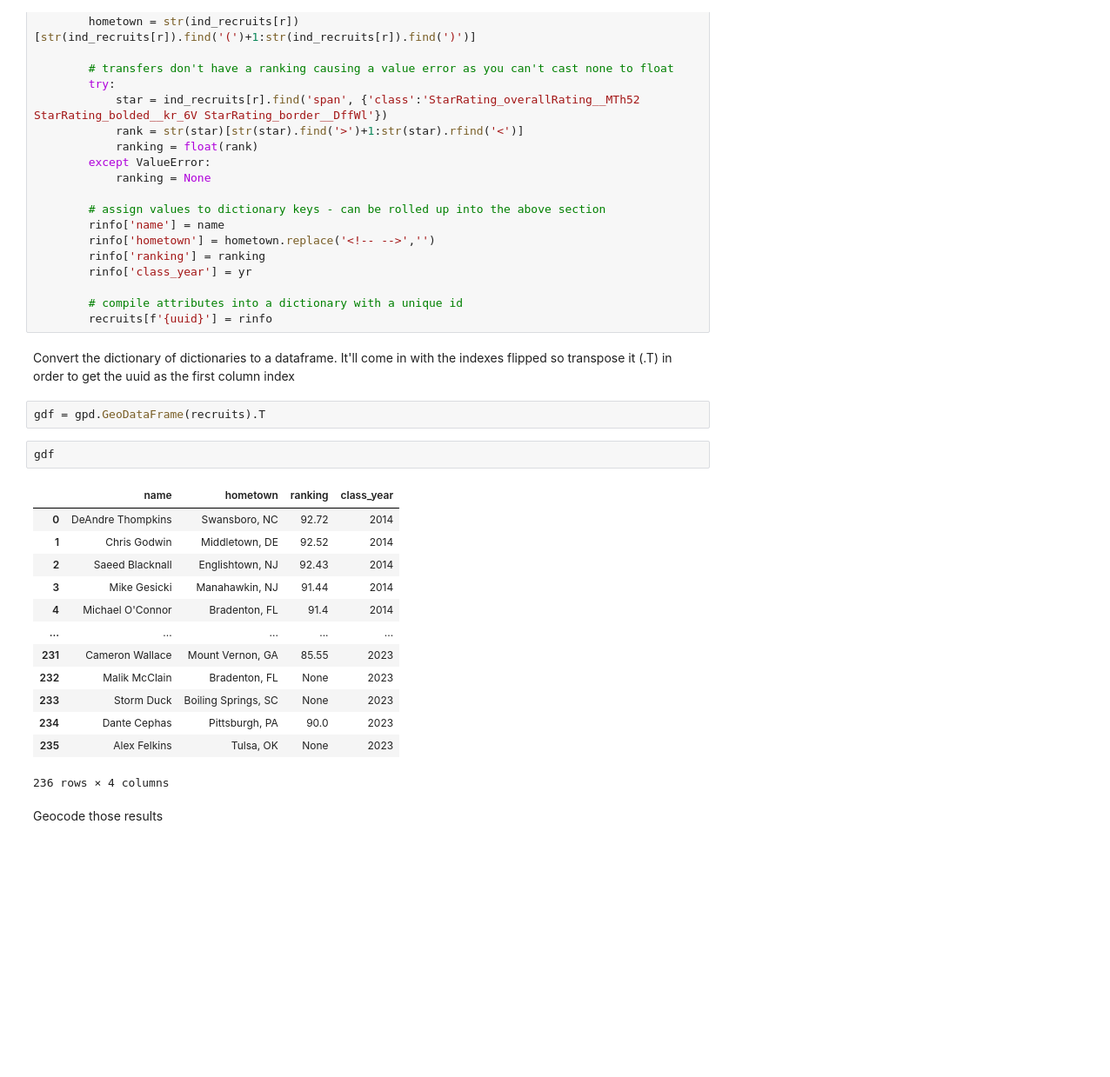
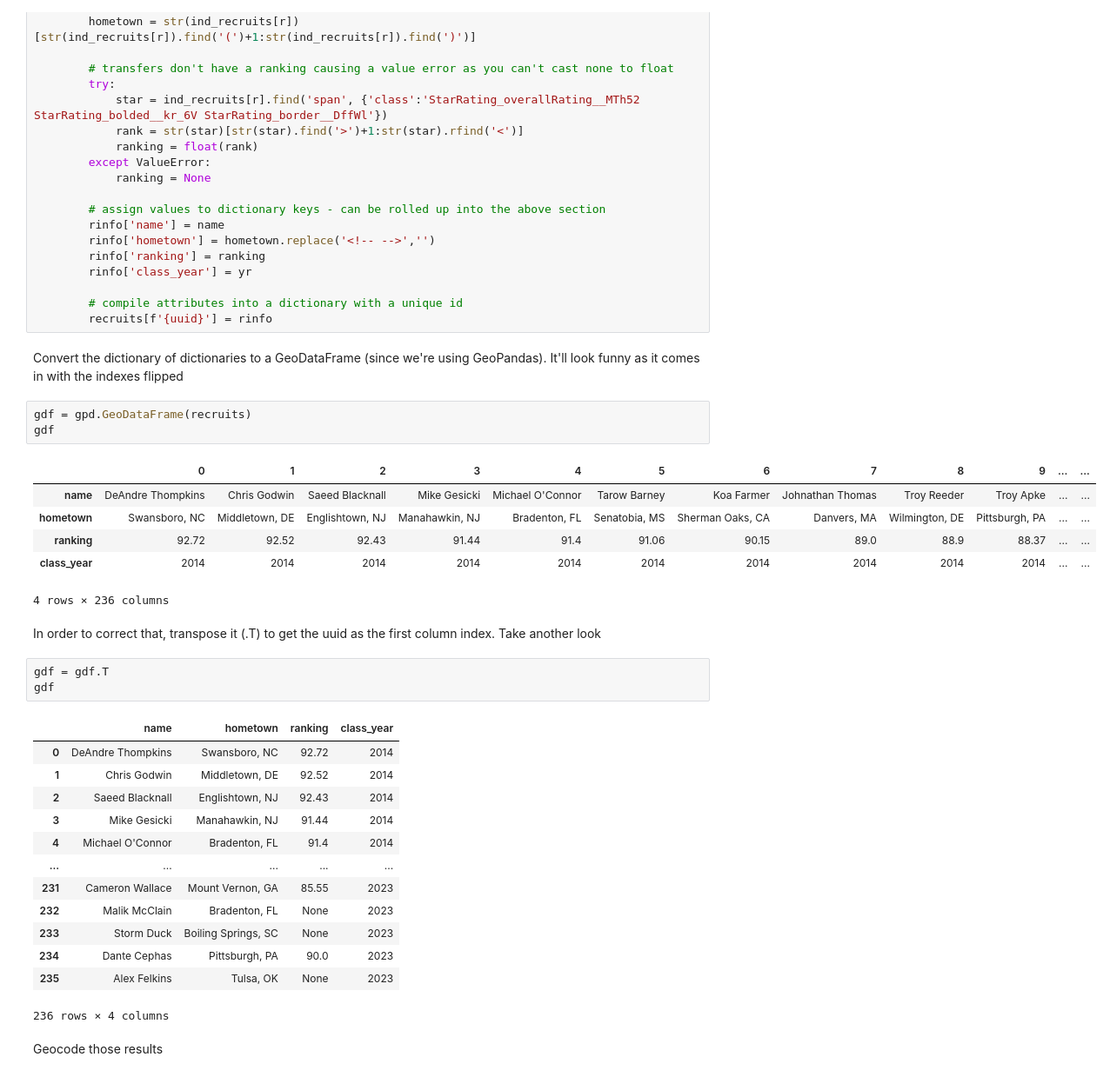
Before and after one commit to cullensmith/cullensmith.github.io, a Jupyter notebook: notebook/recruit_hometowns.ipynb, the cells around one changed output. Shown at 87% size. Saved outputs shown, nothing was run; the diff lists cells and outputs as text; blank space fills up the shorter version.

```diff
--- a/notebook/recruit_hometowns.ipynb
+++ b/notebook/recruit_hometowns.ipynb
@@ -81,26 +82,37 @@ for yr in range(INITIAL_CLASS,LAST_CLASS):
 
         # compile attributes into a dictionary with a unique id
         recruits[f'{uuid}'] = rinfo
+# %% [markdown]
+Convert the dictionary of dictionaries to a GeoDataFrame (since we're using GeoPandas). It'll look funny as it comes in with the indexes flipped
+# %%
+gdf = gpd.GeoDataFrame(recruits)
+gdf
+# %% [output]
+|  | 0 | 1 | 2 | 3 | 4 | 5 | 6 | 7 | 8 | 9 | ... | ... |
+| name | DeAndre Thompkins | Chris Godwin | Saeed Blacknall | Mike Gesicki | Michael O'Connor | Tarow Barney | Koa Farmer | Johnathan Thomas | Troy Reeder | Troy Apke | ... | ... |
+| hometown | Swansboro, NC | Middletown, DE | Englishtown, NJ | Manahawkin, NJ | Bradenton, FL | Senatobia, MS | Sherman Oaks, CA | Danvers, MA | Wilmington, DE | Pittsburgh, PA | ... | ... |
+| ranking | 92.72 | 92.52 | 92.43 | 91.44 | 91.4 | 91.06 | 90.15 | 89.0 | 88.9 | 88.37 | ... | ... |
+| class_year | 2014 | 2014 | 2014 | 2014 | 2014 | 2014 | 2014 | 2014 | 2014 | 2014 | ... | ... |
+4 rows × 236 columns
 # %% [markdown]
-Convert the dictionary of dictionaries to a dataframe. It'll come in with the indexes flipped so transpose it (.T) in order to get the uuid as the first column index
+In order to correct that, transpose it (.T) to get the uuid as the first column index. Take another look
-# %%
-gdf = gpd.GeoDataFrame(recruits).T
-# %%
-gdf
-# %% [output]
-|  | name | hometown | ranking | class_year |
-| 0 | DeAndre Thompkins | Swansboro, NC | 92.72 | 2014 |
-| 1 | Chris Godwin | Middletown, DE | 92.52 | 2014 |
-| 2 | Saeed Blacknall | Englishtown, NJ | 92.43 | 2014 |
-| 3 | Mike Gesicki | Manahawkin, NJ | 91.44 | 2014 |
-| 4 | Michael O'Connor | Bradenton, FL | 91.4 | 2014 |
-| ... | ... | ... | ... | ... |
-| 231 | Cameron Wallace | Mount Vernon, GA | 85.55 | 2023 |
-| 232 | Malik McClain | Bradenton, FL | None | 2023 |
-| 233 | Storm Duck | Boiling Springs, SC | None | 2023 |
-| 234 | Dante Cephas | Pittsburgh, PA | 90.0 | 2023 |
-| 235 | Alex Felkins | Tulsa, OK | None | 2023 |
-236 rows × 4 columns
+# %%
+gdf = gdf.T
+gdf
+# %% [output]
+|  | name | hometown | ranking | class_year |
+| 0 | DeAndre Thompkins | Swansboro, NC | 92.72 | 2014 |
+| 1 | Chris Godwin | Middletown, DE | 92.52 | 2014 |
+| 2 | Saeed Blacknall | Englishtown, NJ | 92.43 | 2014 |
+| 3 | Mike Gesicki | Manahawkin, NJ | 91.44 | 2014 |
+| 4 | Michael O'Connor | Bradenton, FL | 91.4 | 2014 |
+| ... | ... | ... | ... | ... |
+| 231 | Cameron Wallace | Mount Vernon, GA | 85.55 | 2023 |
+| 232 | Malik McClain | Bradenton, FL | None | 2023 |
+| 233 | Storm Duck | Boiling Springs, SC | None | 2023 |
+| 234 | Dante Cephas | Pittsburgh, PA | 90.0 | 2023 |
+| 235 | Alex Felkins | Tulsa, OK | None | 2023 |
+236 rows × 4 columns
 # %% [markdown]
 Geocode those results
 # %%
```
Also changed, not shown: parts of 5 cells of this notebook.
